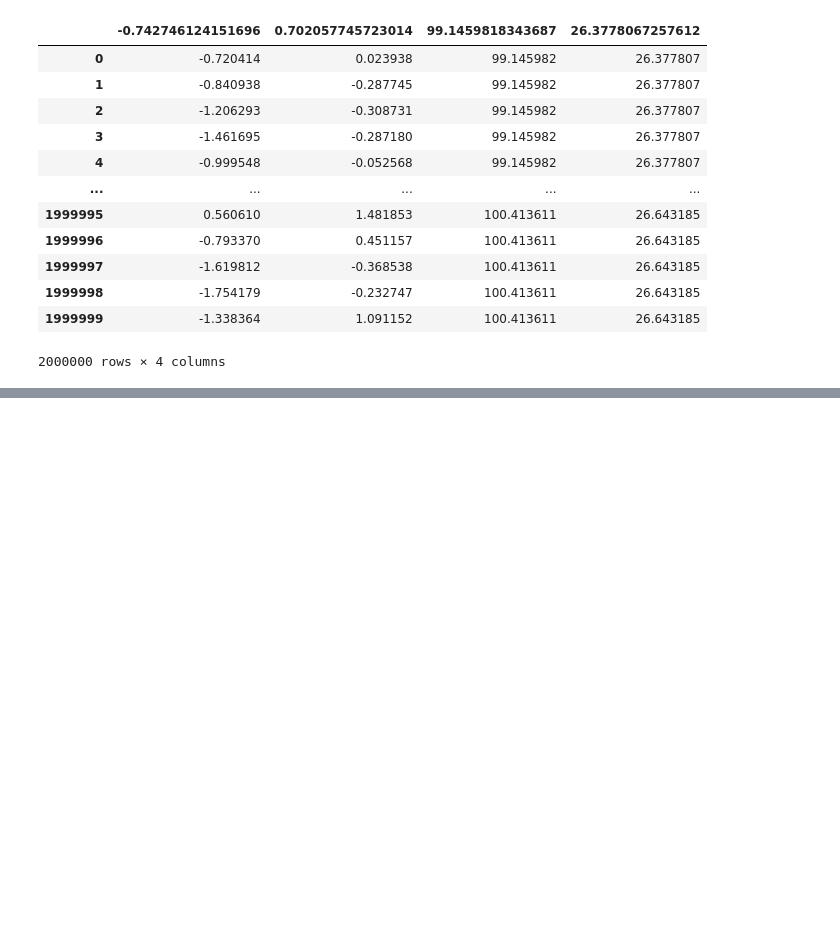
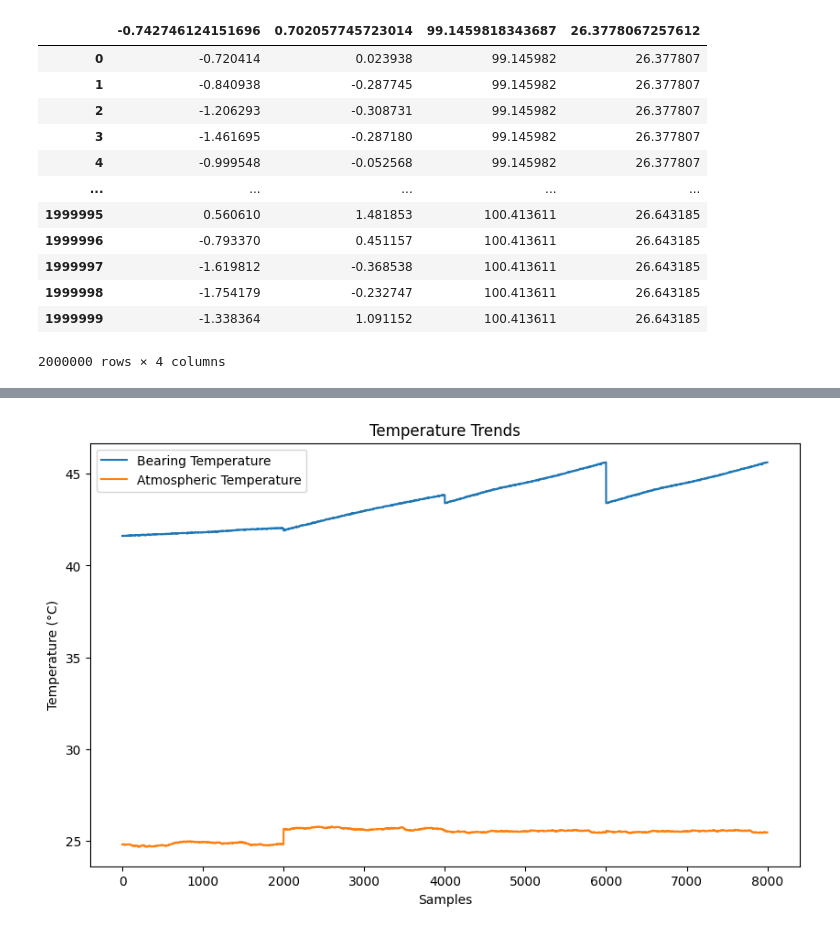
Before and after one commit to Begizew2112/ball_bearing, a Jupyter notebook: notebooks/preprocessing.ipynb, the cells around one changed output, grey strips where cells are left out. Saved outputs shown, nothing was run; the diff lists cells and outputs as text; code cells hidden in the pictures; blank space fills up the shorter version.

```diff
--- a/notebooks/preprocessing.ipynb
+++ b/notebooks/preprocessing.ipynb
@@ -57,0 +157,2 @@ dfL
+# %%
+df5 = pd.read_csv(r'C:\Users\Yibabe\Desktop\ball_bearing\data\downsampled_data.csv')
@@ -57,0 +182,12 @@ dfL
+# %%
+# Plot temperature trends
+plt.figure(figsize=(10, 6))
+plt.plot(df5['temp_bearing'], label="Bearing Temperature")
+plt.plot(df5['temp_atmospheric'], label="Atmospheric Temperature")
+plt.xlabel("Samples")
+plt.ylabel("Temperature (°C)")
+plt.title("Temperature Trends")
+plt.legend()
+plt.show()
+# %% [output]
+[figure, added]
```
Also changed, not shown: parts of 20 cells of this notebook.
